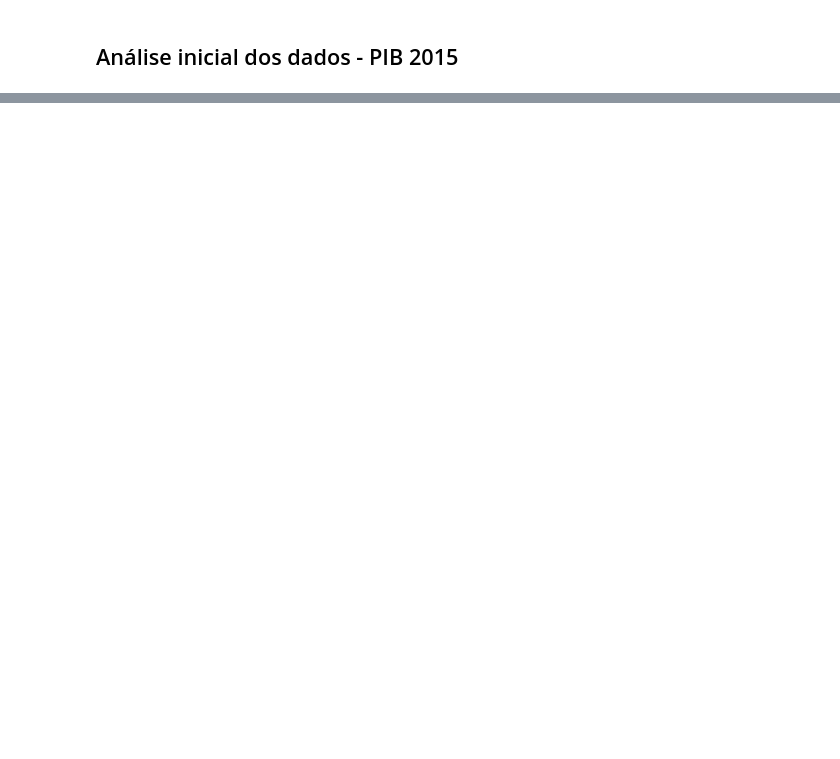
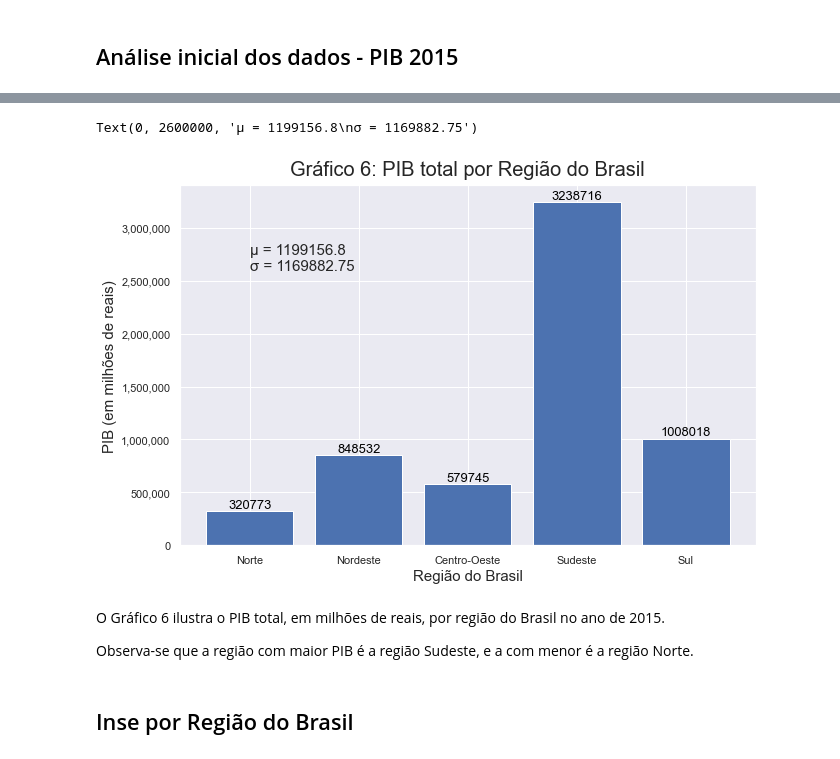
Before and after one commit to RafaelxFernandes/PS-UFRJ-Analytica, a Jupyter notebook: Análise/Nível Socioeconômico (Inse).ipynb, the cells around one changed output, grey strips where cells are left out. Saved outputs shown, nothing was run; the diff lists cells and outputs as text; code cells hidden in the pictures; blank space fills up the shorter version.

```diff
--- a/Análise/Nível Socioeconômico (Inse).ipynb
+++ b/Análise/Nível Socioeconômico (Inse).ipynb
@@ -341,0 +406,18 @@ O Gráfico 4 ilustra a quantidade de escolas por grupo, considerando um total de
+# %%
+# Colocando apenas a primeira letra de cada palavra do Estado em maiúsculo
+dataframe_regioes_estados["ESTADO"] = dataframe_regioes_estados["ESTADO"].str.title()
+
+# Colocando apenas a primeira letra da Região em maiúsculo
+dataframe_regioes_estados["REGIÃO"] = dataframe_regioes_estados["REGIÃO"].str.title()
+# %%
+# Juntando os dataframes dataframe_pib e dataframe_regioes_estados
+dataframe_pib_regioes_estados = dataframe_pib.set_index("Unidade da Federação").join(
+    dataframe_regioes_estados.set_index("ESTADO"))
+
+# Calculando PIB total por Região
+pib_por_regiao = dataframe_pib_regioes_estados.groupby("REGIÃO")["Valor corrente\n(R$ 1 000 000)"].sum()
+
+# Relacionando Região ao seu PIB total
+regioes = ["Norte", "Nordeste", "Centro-Oeste", "Sudeste", "Sul"]
+pib_por_regiao = pib_por_regiao[regioes]
+pib_por_regiao
@@ -341,0 +432,38 @@ O Gráfico 4 ilustra a quantidade de escolas por grupo, considerando um total de
+# %%
+# Configurações gráfico
+indice = range(len(pib_por_regiao))
+
+fig = plt.figure(figsize = (8, 5))
+eixo = fig.add_axes([0, 0, 1, 1])
+
+eixo.bar(indice, pib_por_regiao)
+eixo.set_title("Gráfico 6: PIB total por Região do Brasil", fontsize = 20, pad = 10)
+eixo.set_xlabel("Região do Brasil", fontsize = 15)
+eixo.set_xticks(indice)
+eixo.set_xticklabels(regioes)
+eixo.set_ylabel("PIB (em milhões de reais)", fontsize = 15)
+
+# Escrevendo os valores acima de suas respectivas barras
+for valor in eixo.patches:
+    eixo.annotate('{:.0f}'.format(valor.get_height()), (valor.get_x()+0.4, valor.get_height()),
+                    ha = 'center', va = 'bottom',
+                    color = 'black', fontsize = 13)
+
+# Removendo notação científica no eixo Y ( PIB (em milhões de reais) )
+eixo.get_yaxis().set_major_formatter(matplotlib.ticker.FuncFormatter(lambda x, p: format(int(x), ',')))
+
+# Média e desvio padrão
+mu, sigma = pib_por_regiao.mean(), pib_por_regiao.std()
+
+# Escrevendo média e desvio padrão no gráfico
+anotacao = "\u03BC = " + str(mu.round(2)) + "\n\u03C3 = " + str(sigma.round(2))
+eixo.annotate(anotacao, xy = (0, 2600000), fontsize = 15)
+# %% [output]
+Text(0, 2600000, 'μ = 1199156.8\nσ = 1169882.75')
+[figure, added]
+# %% [markdown]
+O Gráfico 6 ilustra o PIB total, em milhões de reais, por região do Brasil no ano de 2015.
+
+Observa-se que a região com maior PIB é a região Sudeste, e a com menor é a região Norte.
+# %% [markdown]
+## Inse por Região do Brasil
```
Also changed, not shown: parts of 29 cells of this notebook.
